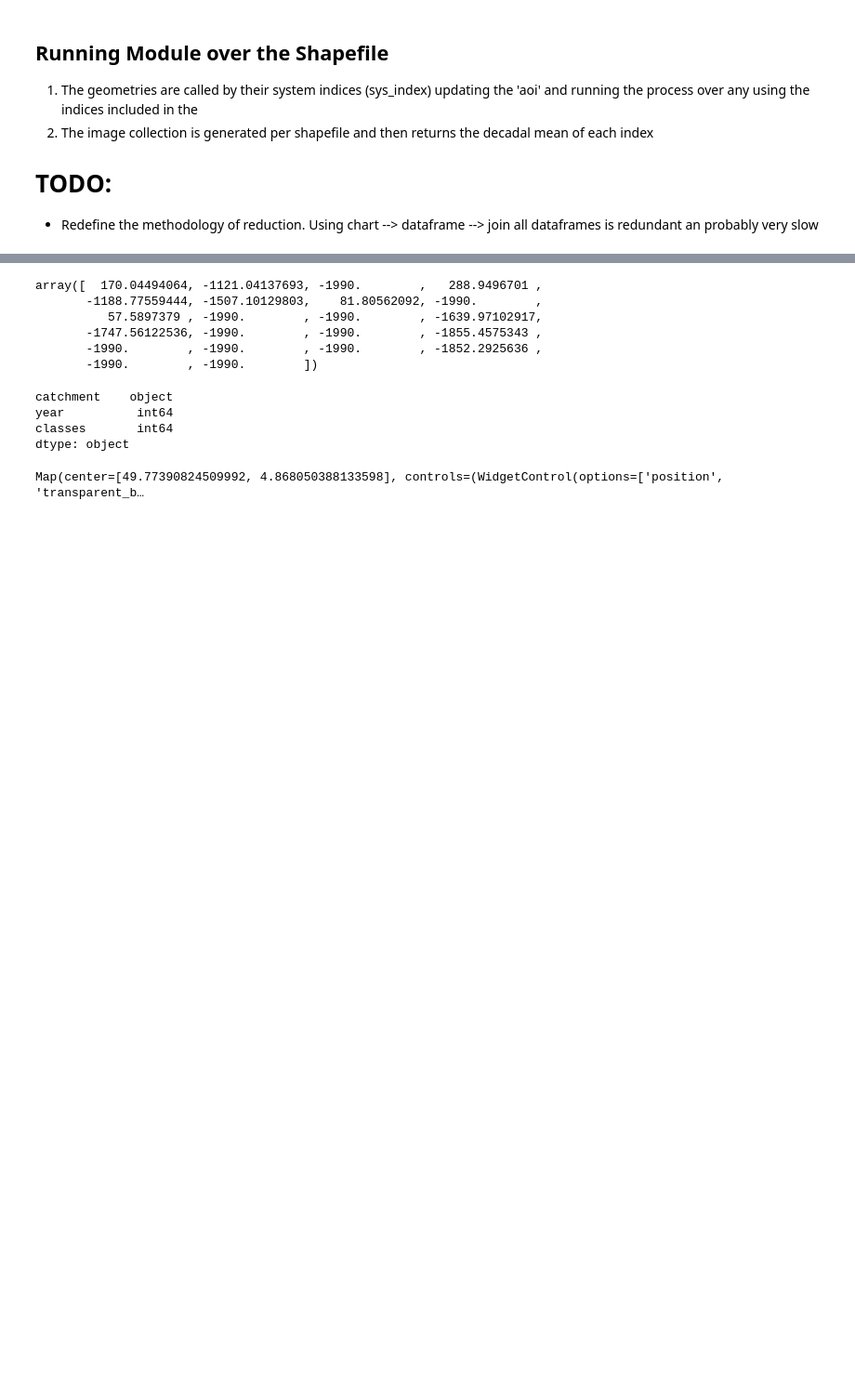
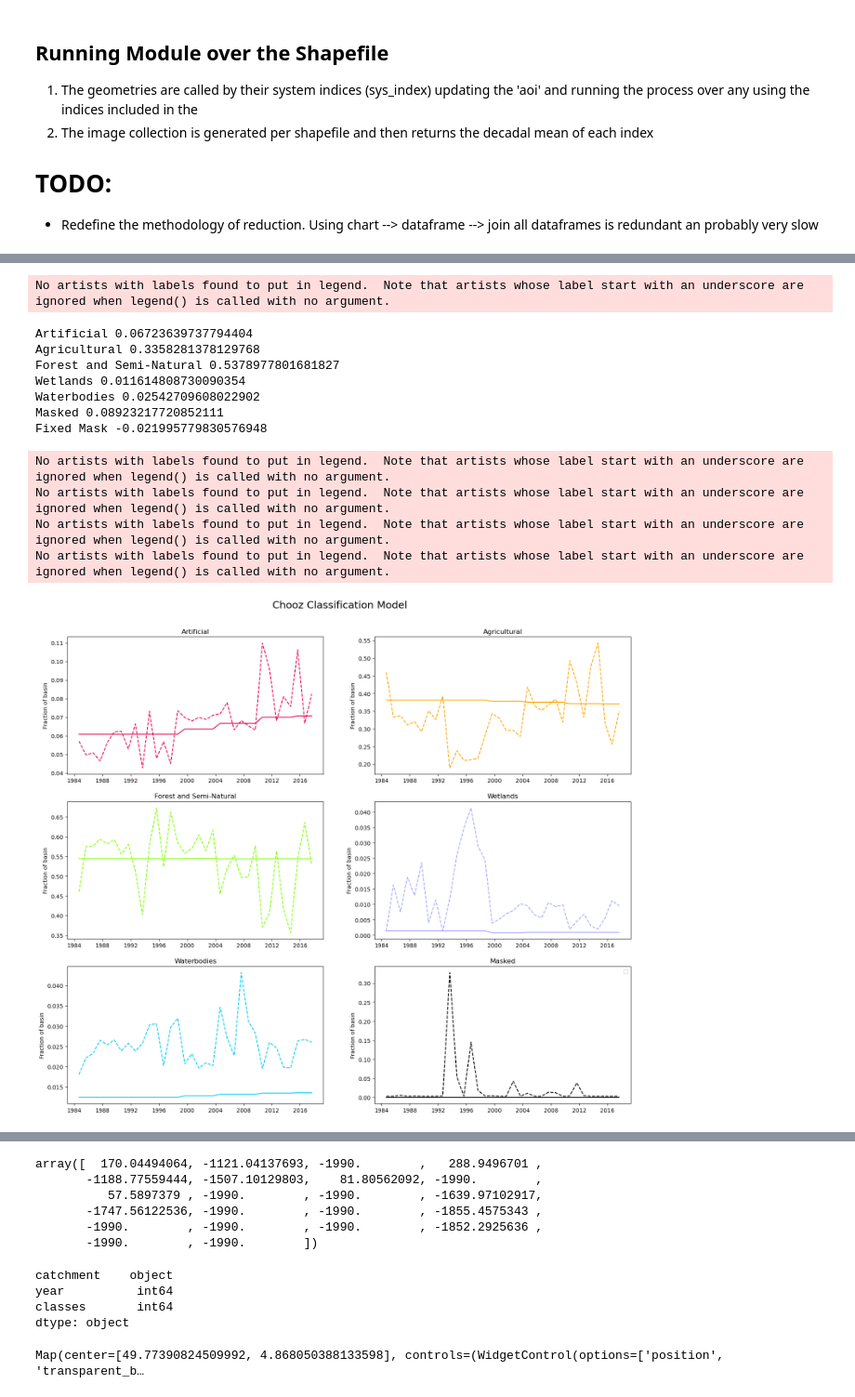
Before and after one commit to manrahan/MOH_MSc_Thesis, a Jupyter notebook: 1.1.1 EE_Meuse.ipynb, the cells around one changed output, grey strips where cells are left out. Shown: that part at 93% size. Drawn from its saved outputs; the diff is of its cells as text; code cells hidden in the pictures; blank space fills up the shorter version.

Commit message:
Working
Using the csv model to classify select years in the timeseries for meuse.

Model is insufficient

```diff
--- a/1.1.1 EE_Meuse.ipynb
+++ b/1.1.1 EE_Meuse.ipynb
@@ -864 +807,71 @@ df = image_band_percentile_95(ee.ImageCollection(annual_med_calc), 10000)
+# %%
+
+rdx = classArea_df1.reset_index().fillna(0)
+# rdx.area_RF.iloc[:, 5] = rdx.area_RF.iloc[:,0:4].sum(axis=1) - rdx.catchment.area
+rdx[('area_RF', 'masked')] = rdx.area_RF.iloc[:,0:5].sum(axis=1) - rdx.catchment.area
+
+for i in range(6):
+    print(class_name[i], np.mean(rdx.area_RF.iloc[:,i]/rdx.catchment.area))
+
+print('Fixed Mask', np.mean(rdx.area_RF.masked/rdx.catchment.area))
+
+
+grouped = rdx.groupby('image_date').sum()
+grouped
+
+grouped = rdx.groupby('image_date').sum()
+
+colors = ['#E6004D', 'orange', '#80FF00', '#A6A6FF', '#00CCF2', 'black']
+
+fig, axes = plt.subplots(3,2, figsize = (18,15))
+
+tit = plt.suptitle('Chooz Classification Model', y=0.94, size=18)
+
+for i in range(6):
+    if i == 0:
+        col=0
+        row=0
+    elif i==1:
+        col=1
+        row=0
+    elif i==2:
+        col=0
+        row=1
+    elif i==3:
+        col=1
+        row=1
+    elif i==4:
+        col=0
+        row=2
+
+    if i<5:
+        ax = axes[row, col]
+        ax.set_title(class_name[i])
+        ax.plot(grouped.area_RF.iloc[:,i]/grouped.catchment.area,linestyle='dashed', c=colors[i], label=f'{class_name[i]} modelled')
+        ax.plot(grouped.area_CORINE.iloc[:,i]/grouped.catchment.area, c=colors[i], label=f'{class_name[i]} corine')
+        ax.set_ylabel('Fraction of basin')
+        plt.legend()
+
+    if i==5:
+        col=1
+        row=2
+        ax = axes[row, col]
+        ax.set_title(class_name[i])
+        ax.plot(grouped.area_RF.masked.abs()/grouped.catchment.area, linestyle='dashed', c=colors[i], label= f'')
+        ax.plot(grouped.area_CORINE.iloc[:,i]/grouped.catchment.area, c=colors[i])
+        ax.set_ylabel('Fraction of basin')
+# %% [output]
+No artists with labels found to put in legend.  Note that artists whose label start with an underscore are ignored when legend() is called with no argument.
+Artificial 0.06723639737794404
+Agricultural 0.3358281378129768
+Forest and Semi-Natural 0.5378977801681827
+Wetlands 0.011614808730090354
+Waterbodies 0.02542709608022902
+Masked 0.08923217720852111
+Fixed Mask -0.021995779830576948
+No artists with labels found to put in legend.  Note that artists whose label start with an underscore are ignored when legend() is called with no argument.
+No artists with labels found to put in legend.  Note that artists whose label start with an underscore are ignored when legend() is called with no argument.
+No artists with labels found to put in legend.  Note that artists whose label start with an underscore are ignored when legend() is called with no argument.
+No artists with labels found to put in legend.  Note that artists whose label start with an underscore are ignored when legend() is called with no argument.
+[figure, added]
 # %%
```
Also changed, not shown: parts of 47 cells of this notebook, 4 other files.
